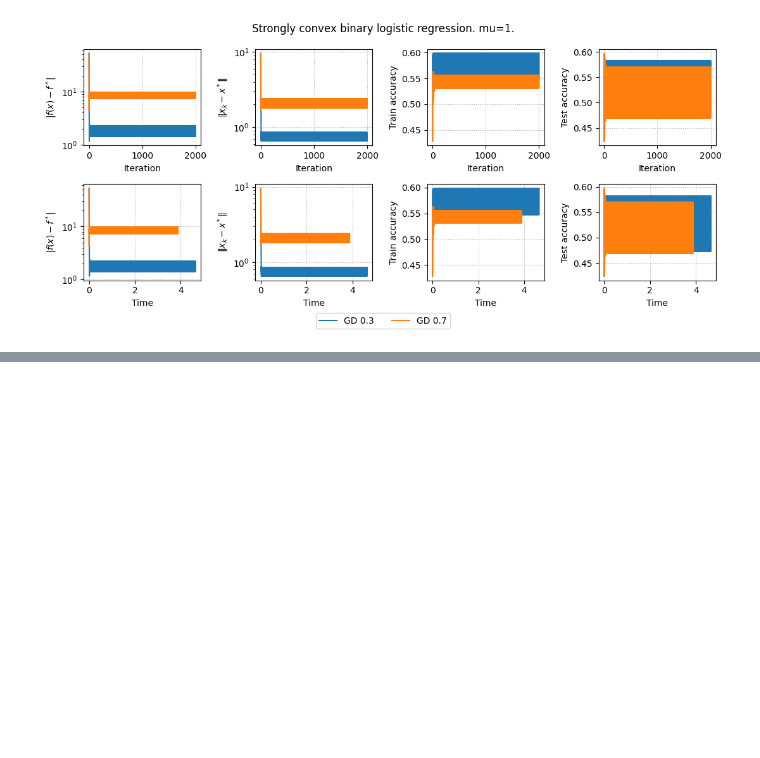
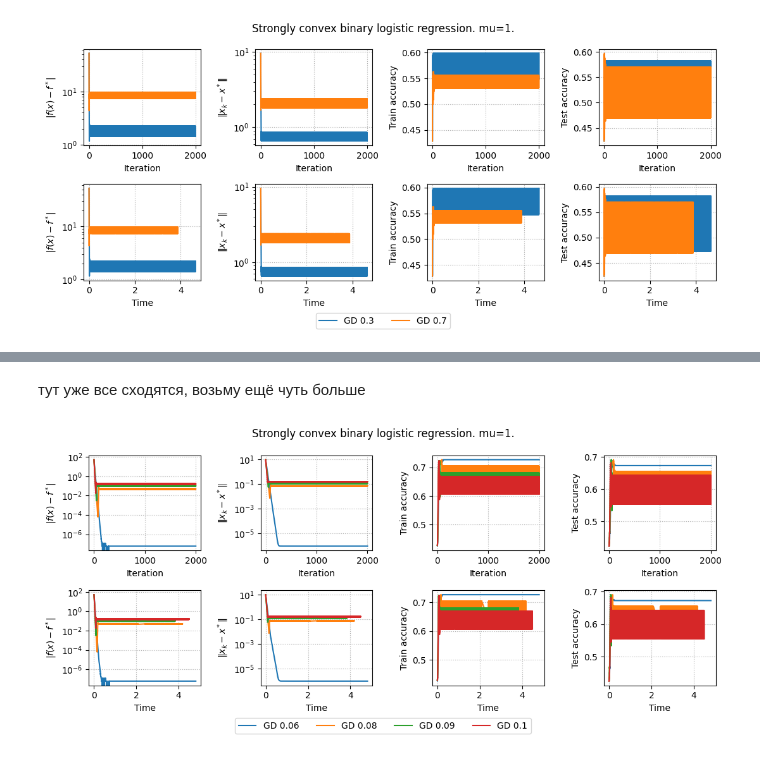
Before and after one commit to ninakrivulets/BioInf-1, a Jupyter notebook: assets/Notebooks/Hessian_free_Newton.ipynb, the cells around one changed output, grey strips where cells are left out. Saved outputs shown, nothing was run; the diff lists cells and outputs as text; code cells hidden in the pictures; blank space fills up the shorter version.

```diff
--- a/assets/Notebooks/Hessian_free_Newton.ipynb
+++ b/assets/Notebooks/Hessian_free_Newton.ipynb
@@ -384,0 +490,35 @@ plot_results(results, params)
+# %% [markdown]
+тут уже все сходятся, возьму ещё чуть больше
+# %%
+params = {
+    "mu": 1,
+    "m": 1000,
+    "n": 100,
+    "methods": [
+        {
+            "method": "GD",
+            "learning_rate": 6e-2,
+            "iterations": 2000,
+        },
+        {
+            "method": "GD",
+            "learning_rate": 8e-2,
+            "iterations": 2000,
+        },
+        {
+            "method": "GD",
+            "learning_rate": 9e-2,
+            "iterations": 2000,
+        },
+        {
+            "method": "GD",
+            "learning_rate": 1e-1,
+            "iterations": 2000,
+        },
+    ]
+}
+
+results, params = run_experiments(params)
+plot_results(results, params)
+# %% [output]
+[figure, added]
```
Also changed, not shown: parts of 18 cells of this notebook.
